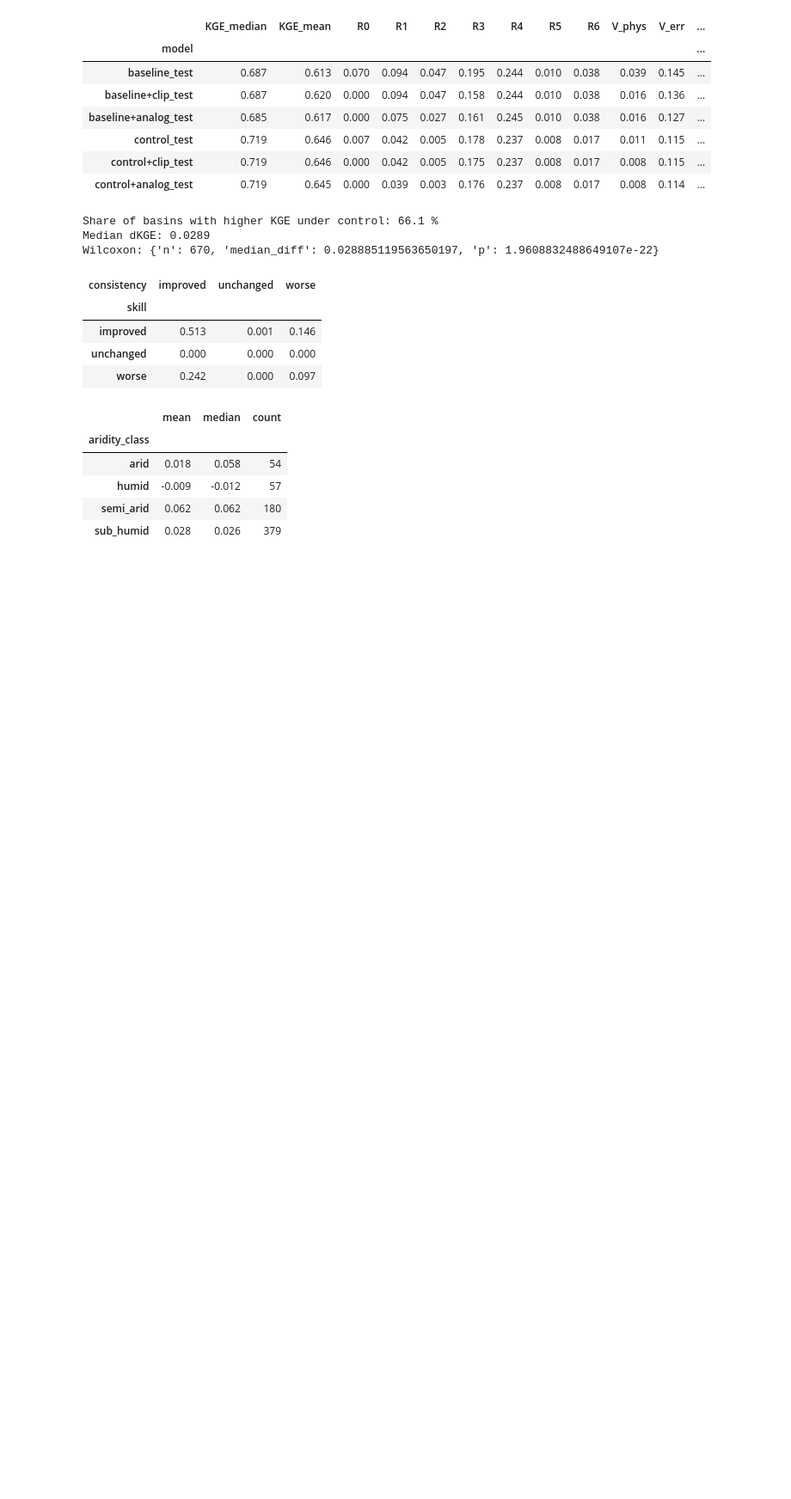
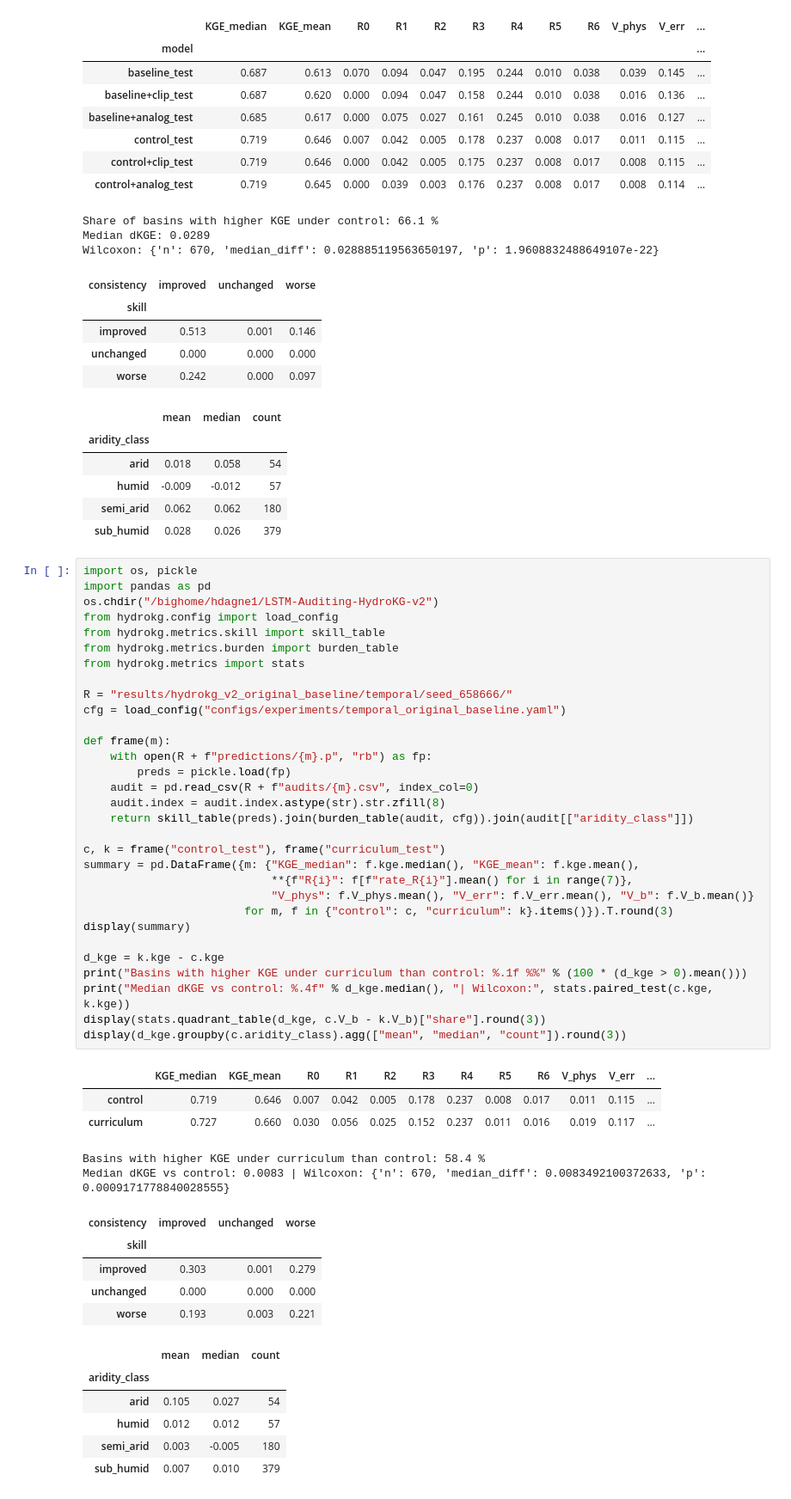
Before and after one commit to Habte1345/LSTM-Auditing-HydroKG-v2, a Jupyter notebook: reaudit_v1_results.ipynb, the cells around one changed output. Shown at 86% size. Drawn from its saved outputs; the diff is of its cells as text; blank space fills up the shorter version.

```diff
--- a/reaudit_v1_results.ipynb
+++ b/reaudit_v1_results.ipynb
@@ -418,3 +418,51 @@ Wilcoxon: {'n': 670, 'median_diff': 0.028885119563650197, 'p': 1.960883248864910
 | humid | -0.009 | -0.012 | 57 |
 | semi_arid | 0.062 | 0.062 | 180 |
 | sub_humid | 0.028 | 0.026 | 379 |
+# %%
+import os, pickle
+import pandas as pd
+os.chdir("/bighome/hdagne1/LSTM-Auditing-HydroKG-v2")
+from hydrokg.config import load_config
+from hydrokg.metrics.skill import skill_table
+from hydrokg.metrics.burden import burden_table
+from hydrokg.metrics import stats
+
+R = "results/hydrokg_v2_original_baseline/temporal/seed_658666/"
+cfg = load_config("configs/experiments/temporal_original_baseline.yaml")
+
+def frame(m):
+    with open(R + f"predictions/{m}.p", "rb") as fp:
+        preds = pickle.load(fp)
+    audit = pd.read_csv(R + f"audits/{m}.csv", index_col=0)
+    audit.index = audit.index.astype(str).str.zfill(8)
+    return skill_table(preds).join(burden_table(audit, cfg)).join(audit[["aridity_class"]])
+
+c, k = frame("control_test"), frame("curriculum_test")
+summary = pd.DataFrame({m: {"KGE_median": f.kge.median(), "KGE_mean": f.kge.mean(),
+                            **{f"R{i}": f[f"rate_R{i}"].mean() for i in range(7)},
+                            "V_phys": f.V_phys.mean(), "V_err": f.V_err.mean(), "V_b": f.V_b.mean()}
+                        for m, f in {"control": c, "curriculum": k}.items()}).T.round(3)
+display(summary)
+
+d_kge = k.kge - c.kge
+print("Basins with higher KGE under curriculum than control: %.1f %%" % (100 * (d_kge > 0).mean()))
+print("Median dKGE vs control: %.4f" % d_kge.median(), "| Wilcoxon:", stats.paired_test(c.kge, k.kge))
+display(stats.quadrant_table(d_kge, c.V_b - k.V_b)["share"].round(3))
+display(d_kge.groupby(c.aridity_class).agg(["mean", "median", "count"]).round(3))
+# %% [output]
+|  | KGE_median | KGE_mean | R0 | R1 | R2 | R3 | R4 | R5 | R6 | V_phys | V_err | ... |
+| control | 0.719 | 0.646 | 0.007 | 0.042 | 0.005 | 0.178 | 0.237 | 0.008 | 0.017 | 0.011 | 0.115 | ... |
+| curriculum | 0.727 | 0.660 | 0.030 | 0.056 | 0.025 | 0.152 | 0.237 | 0.011 | 0.016 | 0.019 | 0.117 | ... |
+Basins with higher KGE under curriculum than control: 58.4 %
+Median dKGE vs control: 0.0083 | Wilcoxon: {'n': 670, 'median_diff': 0.0083492100372633, 'p': 0.0009171778840028555}
+| consistency | improved | unchanged | worse |
+| skill |  |  |  |
+| improved | 0.303 | 0.001 | 0.279 |
+| unchanged | 0.000 | 0.000 | 0.000 |
+| worse | 0.193 | 0.003 | 0.221 |
+|  | mean | median | count |
+| aridity_class |  |  |  |
+| arid | 0.105 | 0.027 | 54 |
+| humid | 0.012 | 0.012 | 57 |
+| semi_arid | 0.003 | -0.005 | 180 |
+| sub_humid | 0.007 | 0.010 | 379 |
```
Also changed, not shown: parts of 1 cell of this notebook, 1 other file.
